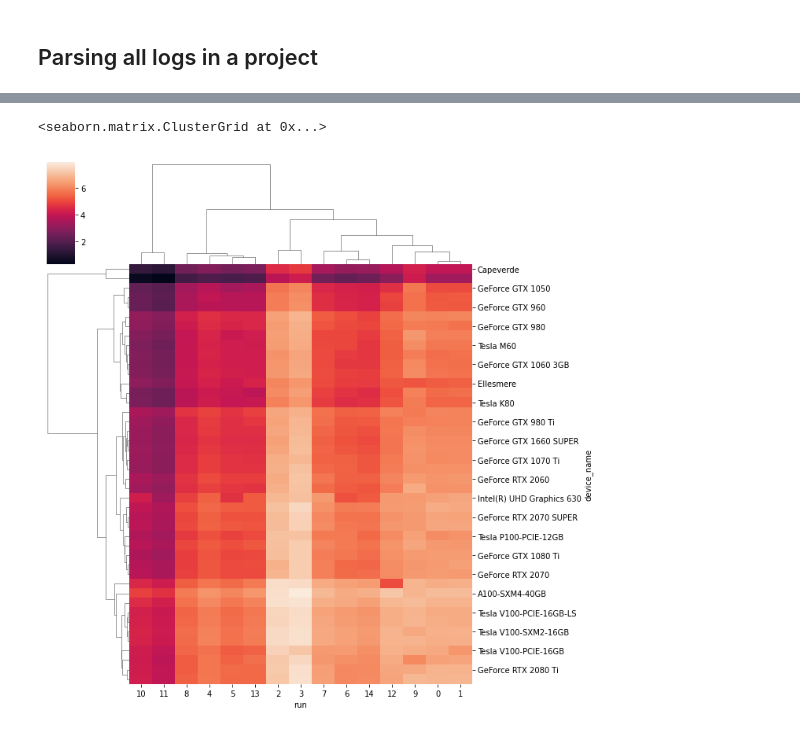
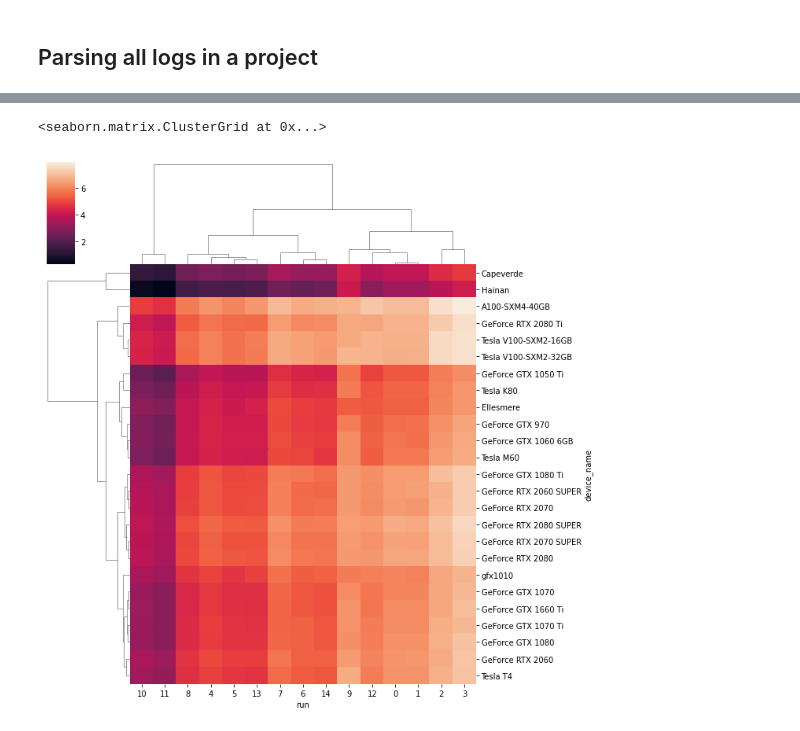
Before and after one commit to FoldingAtHome/fah-gpu-species, a Jupyter notebook: notebooks/example.ipynb, the cells around one changed output, grey strips where cells are left out. Saved outputs shown, nothing was run; the diff lists cells and outputs as text; code cells hidden in the pictures.

```diff
--- a/notebooks/example.ipynb
+++ b/notebooks/example.ipynb
@@ -88,12 +120,13 @@ alt.Chart(df).mark_point(filled=True).encode(
 # %%
 sns.clustermap(
     data
+    .groupby(['run', 'device_name']).filter(lambda x: len(x) > 10)
     .groupby('device_name').filter(lambda x: len(x.groupby('run')) == 15)
     .groupby(['run', 'device_name'])
     ['perf_ns_per_day']
     .mean()
     .pipe(lambda x: np.log(x))
     .unstack('run'))
 # %% [output]
 <seaborn.matrix.ClusterGrid at 0x...>
-[figure, old version]
+[figure, new version]
```
Also changed, not shown: parts of 8 cells of this notebook, 2 other files.
